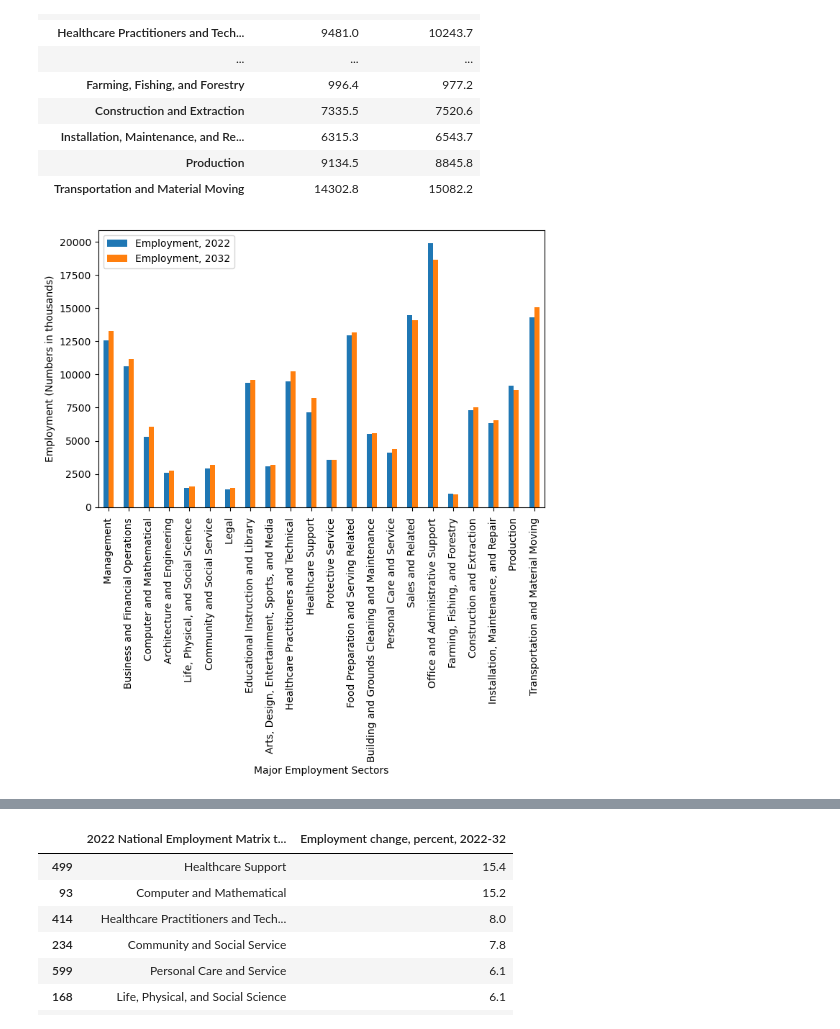
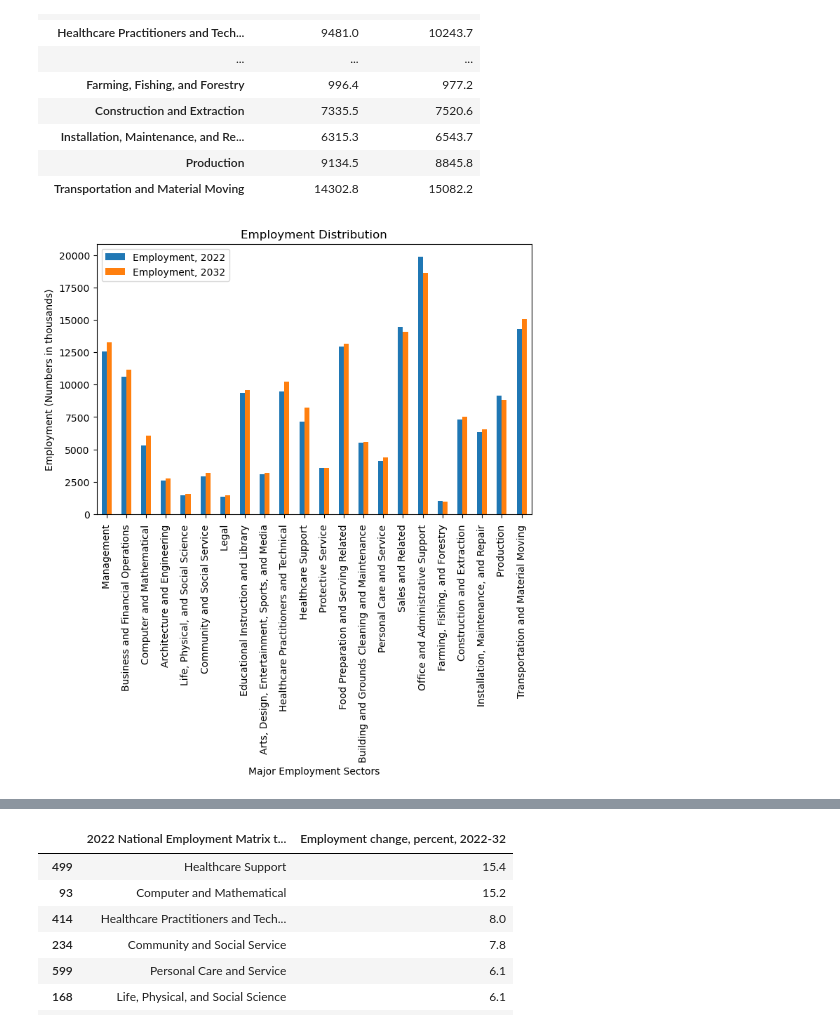
Before and after one commit to vinaya-kusuma/Project1, a Jupyter notebook: Occupation_Analysis.ipynb, the cells around one changed output, grey strips where cells are left out. Cells and saved outputs as stored; diff of their text form; code cells hidden in the pictures.

```diff
--- a/Occupation_Analysis.ipynb
+++ b/Occupation_Analysis.ipynb
@@ -403,8 +420,8 @@ See the caveats in the documentation: https://pandas.pydata.org/pandas-docs/stab
 | Transportation and Material Moving | 14302.8 | 15082.2 |
 # %%
 # Plot the employments across the job groups
-ax =Employment_distribution_df.plot(kind="bar",xlabel='Major Employment Sectors',ylabel = "Employment (Numbers in thousands)",figsize=(8,5))
+ax =Employment_distribution_df.plot(kind="bar",xlabel='Major Employment Sectors',ylabel = "Employment (Numbers in thousands)",title ="Employment Distribution",figsize=(8,5))
 # Save the figure
 plt.savefig("Outputs/Employment_Distribution.png")
 # %% [output]
-[figure, old version]
+[figure, new version]
```
Also changed, not shown: parts of 13 cells of this notebook, 3 other files.
